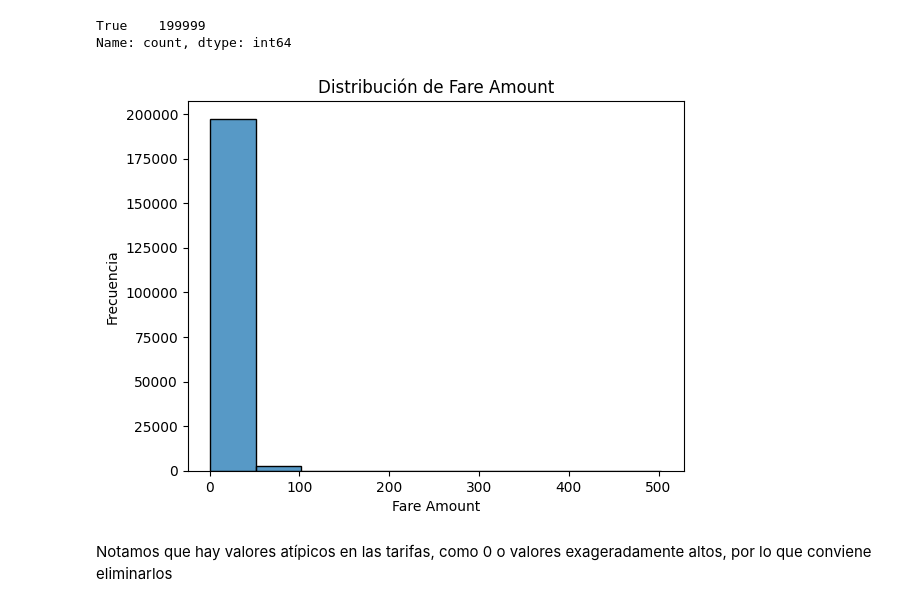
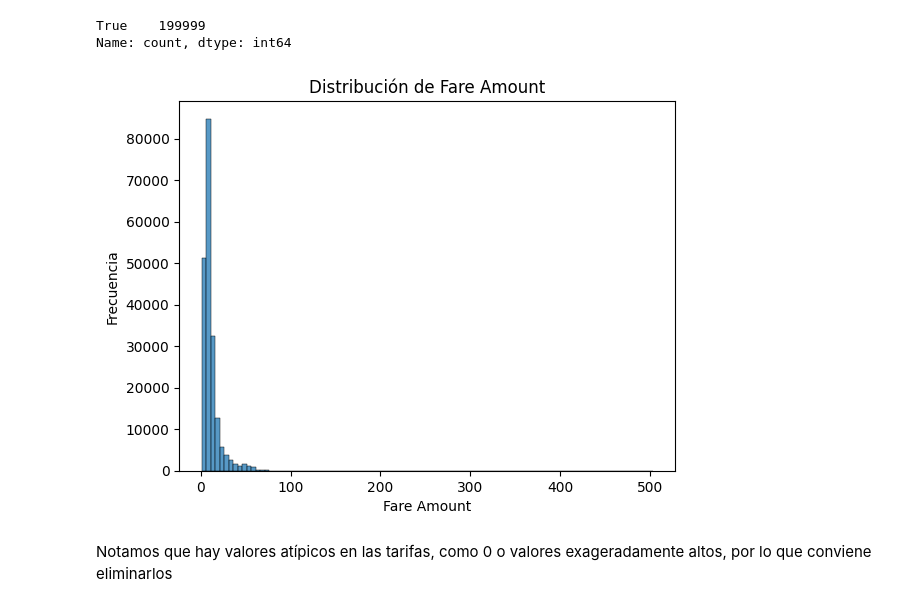
Before and after one commit to ZahirJacob/AA1-TUIA-2026C1-Dimenna-Jacob-Taborda, a Jupyter notebook: TP_regresion_AA1.ipynb, the cells around one changed output. Drawn from its saved outputs; the diff is of its cells as text; code cells hidden in the pictures.

```diff
--- a/TP_regresion_AA1.ipynb
+++ b/TP_regresion_AA1.ipynb
@@ -122,12 +116,12 @@ True    199999
 Name: count, dtype: int64
 # %%
 #visualizacion de fare_amount (capaz convenga visualizar otras variables)
-sns.histplot(df['fare_amount'], bins=10)
+sns.histplot(df['fare_amount'], bins=100)
 plt.title('Distribución de Fare Amount')
 plt.xlabel('Fare Amount')
 plt.ylabel('Frecuencia')
 plt.show()
 # %% [output]
-[figure, old version]
+[figure, new version]
 # %% [markdown]
 Notamos que hay valores atípicos en las tarifas, como 0 o valores exageradamente altos, por lo que conviene eliminarlos
```
Also changed, not shown: parts of 37 cells of this notebook, 1 other file.
